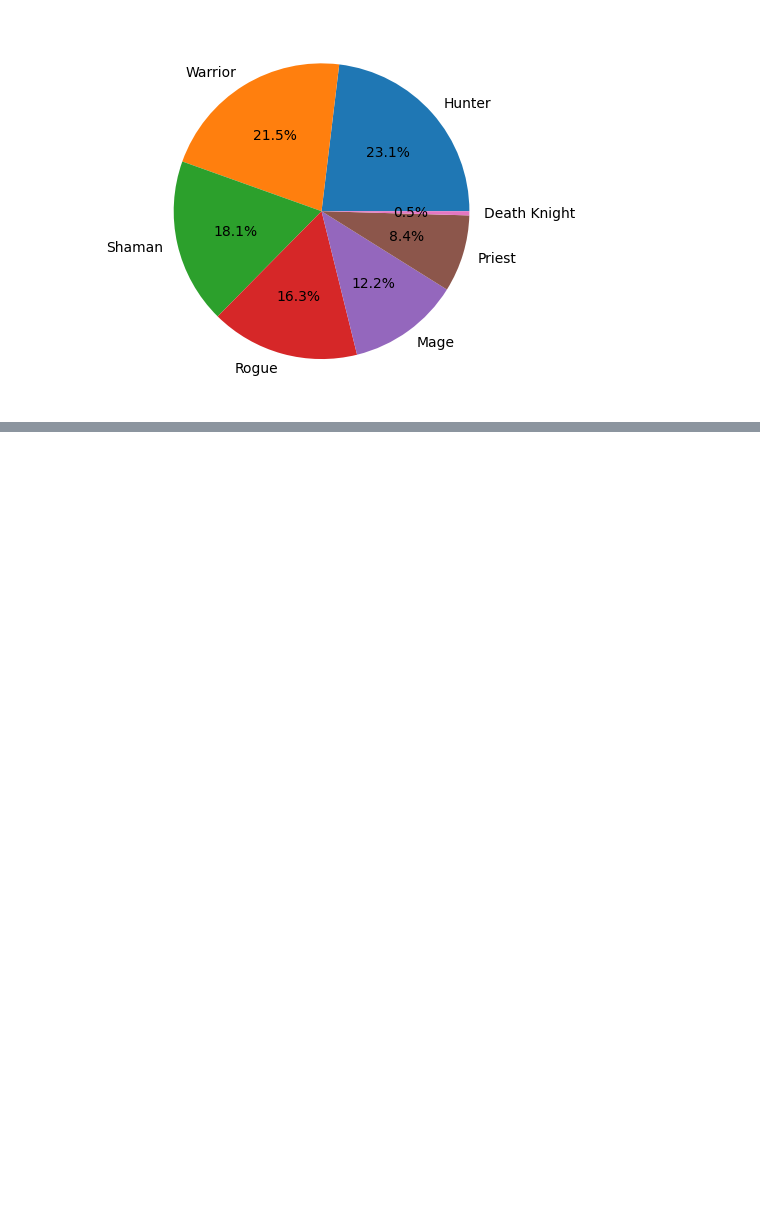
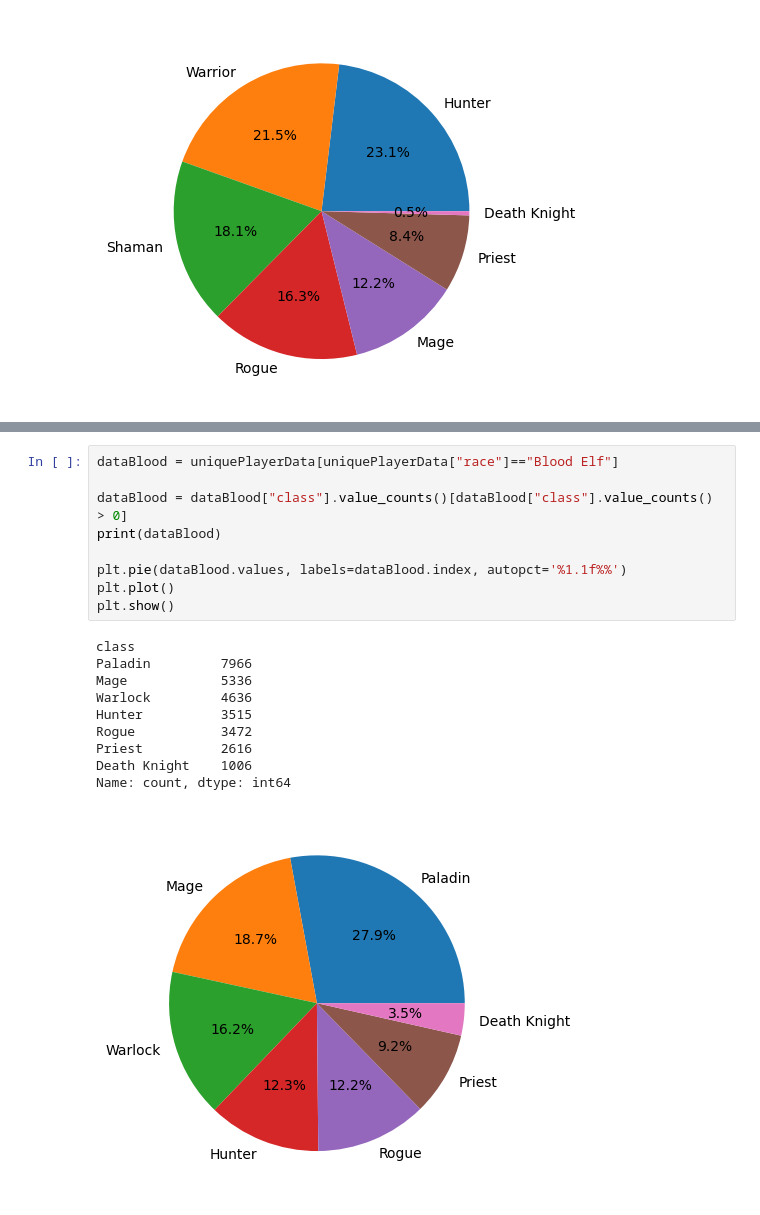
Before and after one commit to PierreVauterin/dataScience, a Jupyter notebook: wowDataAnalysis.ipynb, the cells around one changed output, grey strips where cells are left out. Drawn from its saved outputs; the diff is of its cells as text; blank space fills up the shorter version.

Commit message:
Blood Elves pie

```diff
--- a/wowDataAnalysis.ipynb
+++ b/wowDataAnalysis.ipynb
@@ -216,0 +228,20 @@ We can then deduce that, in the case of trolls, more than a third of players do
+# %%
+dataBlood = uniquePlayerData[uniquePlayerData["race"]=="Blood Elf"]
+
+dataBlood = dataBlood["class"].value_counts()[dataBlood["class"].value_counts() > 0]
+print(dataBlood)
+
+plt.pie(dataBlood.values, labels=dataBlood.index, autopct='%1.1f%%')
+plt.plot()
+plt.show()
+# %% [output]
+class
+Paladin         7966
+Mage            5336
+Warlock         4636
+Hunter          3515
+Rogue           3472
+Priest          2616
+Death Knight    1006
+Name: count, dtype: int64
+[figure, added]
```
Also changed, not shown: parts of 1 cell of this notebook.
